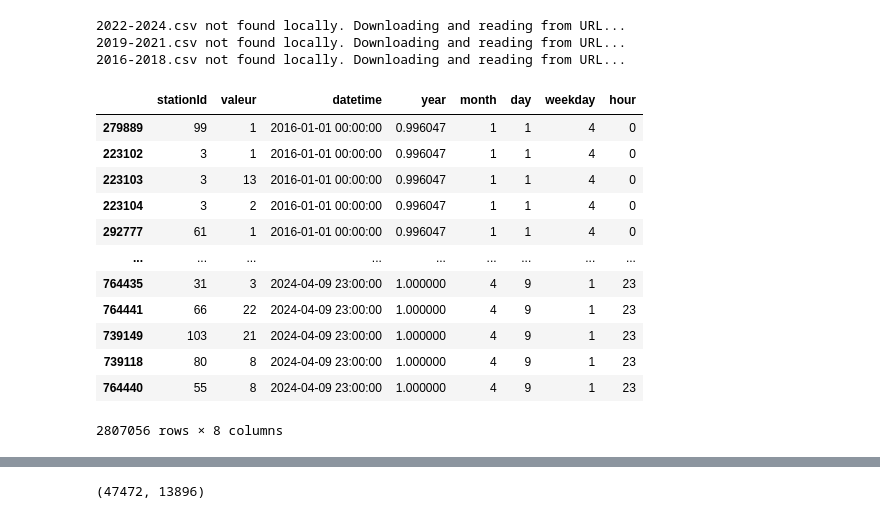
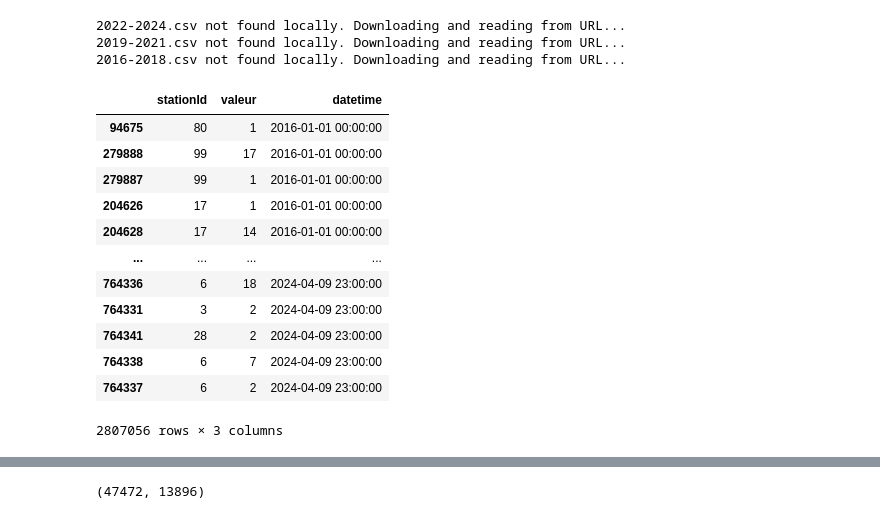
Before and after one commit to Magellol/montreal-aqi-predictions, a Jupyter notebook: index.ipynb, the cells around one changed output, grey strips where cells are left out. Cells and saved outputs as stored; diff of their text form; code cells hidden in the pictures.

```diff
--- a/index.ipynb
+++ b/index.ipynb
@@ -210,40 +185,31 @@ df3 = get_csv("https://donnees.montreal.ca/dataset/547b8052-1710-4d69-8760-beaa3
 # %%
 df = pd.concat([df1, df2, df3])
 df['datetime'] = pd.to_datetime(df['date'] + ' ' + df['heure'].astype(str) + ':00:00',
 
                                 format = '%Y-%m-%d %H:%M:%S',
                                 errors = 'coerce')
 df.drop(["heure", "polluant", "date"], axis=1, inplace=True)
 df.sort_values("datetime", inplace=True)
 
-df['year'] = df['datetime'].dt.year
-
-# Year has a bigger number range than the rest so we divide it up by its maximum
-df['year'] = df['year'] / df['year'].max()
-df['month'] = df['datetime'].dt.month
-df['day'] = df['datetime'].dt.day
-df['weekday'] = df['datetime'].dt.weekday
-df['hour'] = df['datetime'].dt.hour
-
 # Taking a sample of data for a given datetime and station id
 # df[(df["stationId"] == 103) & (df["datetime"] == "2024-04-15 19:00:00")]
 
 df = filter_known_range(df)
 df
 # %% [output]
-|  | stationId | valeur | datetime | year | month | day | weekday | hour |
-| 279889 | 99 | 1 | 2016-01-01 00:00:00 | 0.996047 | 1 | 1 | 4 | 0 |
-| 223102 | 3 | 1 | 2016-01-01 00:00:00 | 0.996047 | 1 | 1 | 4 | 0 |
-| 223103 | 3 | 13 | 2016-01-01 00:00:00 | 0.996047 | 1 | 1 | 4 | 0 |
-| 223104 | 3 | 2 | 2016-01-01 00:00:00 | 0.996047 | 1 | 1 | 4 | 0 |
-| 292777 | 61 | 1 | 2016-01-01 00:00:00 | 0.996047 | 1 | 1 | 4 | 0 |
-| ... | ... | ... | ... | ... | ... | ... | ... | ... |
-| 764435 | 31 | 3 | 2024-04-09 23:00:00 | 1.000000 | 4 | 9 | 1 | 23 |
-| 764441 | 66 | 22 | 2024-04-09 23:00:00 | 1.000000 | 4 | 9 | 1 | 23 |
-| 739149 | 103 | 21 | 2024-04-09 23:00:00 | 1.000000 | 4 | 9 | 1 | 23 |
-| 739118 | 80 | 8 | 2024-04-09 23:00:00 | 1.000000 | 4 | 9 | 1 | 23 |
-| 764440 | 55 | 8 | 2024-04-09 23:00:00 | 1.000000 | 4 | 9 | 1 | 23 |
+|  | stationId | valeur | datetime |
+| 94675 | 80 | 1 | 2016-01-01 00:00:00 |
+| 279888 | 99 | 17 | 2016-01-01 00:00:00 |
+| 279887 | 99 | 1 | 2016-01-01 00:00:00 |
+| 204626 | 17 | 1 | 2016-01-01 00:00:00 |
+| 204628 | 17 | 14 | 2016-01-01 00:00:00 |
+| ... | ... | ... | ... |
+| 764336 | 6 | 18 | 2024-04-09 23:00:00 |
+| 764331 | 3 | 2 | 2024-04-09 23:00:00 |
+| 764341 | 28 | 2 | 2024-04-09 23:00:00 |
+| 764338 | 6 | 7 | 2024-04-09 23:00:00 |
+| 764337 | 6 | 2 | 2024-04-09 23:00:00 |
-2807056 rows × 8 columns
+2807056 rows × 3 columns
 # %%
 # the data contains measurements across various stations (spread over the MTL territory).
 # We can take the maximum measurement for a given station for a given datetime (regardless of the pollutant).
```
Also changed, not shown: parts of 10 cells of this notebook.
